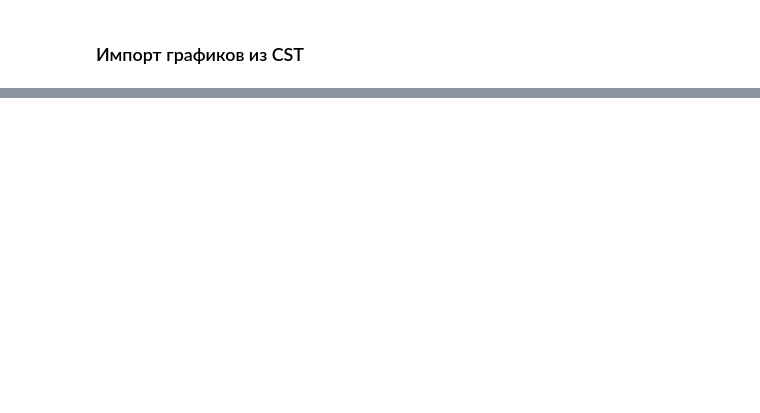
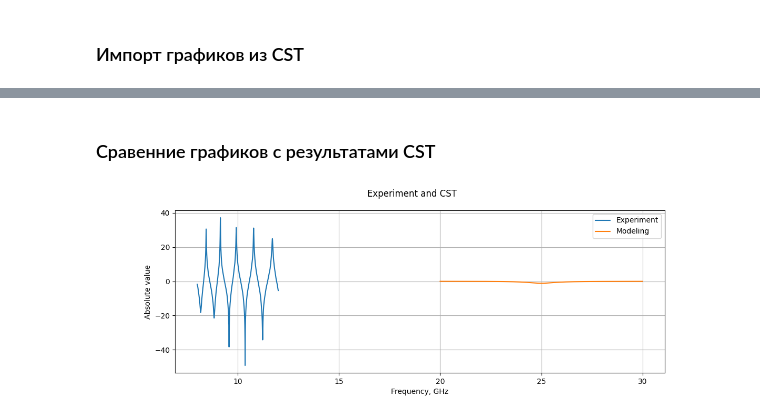
Before and after one commit to isvoropaev02/post_processing_RIS, a Jupyter notebook: main.ipynb, the cells around one changed output, grey strips where cells are left out. Saved outputs shown, nothing was run; the diff lists cells and outputs as text; code cells hidden in the pictures; blank space fills up the shorter version.

```diff
--- a/main.ipynb
+++ b/main.ipynb
@@ -196,2 +198,10 @@ plt.show()
 # %% [markdown]
 ### Импорт графиков из CST
+# %%
+reflecting_coef_30deg_TE = pd.read_csv('ND_struct_30deg_s11_TE.txt', sep='\t', header=None, skiprows=3,
+                names=['Frequency', 'ReSz11', 'ImSz11'])
+# %%
+#reflecting_coef_30deg_TE['Frequency'] = 1e9*reflecting_coef_30deg_TE['Frequency']
+reflecting_coef_30deg_TE['Sz11'] = reflecting_coef_30deg_TE['ReSz11'] + 1j*reflecting_coef_30deg_TE['ImSz11']
+# %%
+reflecting_coef_30deg_TE = reflecting_coef_30deg_TE.drop(['ReSz11', 'ImSz11'], axis=1)
@@ -197,0 +217,22 @@ plt.show()
+# %%
+cst_freq = reflecting_coef_30deg_TE['Frequency']
+cst_Gamma = reflecting_coef_30deg_TE['Sz11']
+# %% [markdown]
+### Сравенние графиков с результатами CST
+# %%
+fig4 = plt.figure(figsize=(12,4))
+
+ax_1 = fig4.add_subplot(111)
+
+ax_1.plot(frequency*1e-9, 20*np.log10(Gamma.apply(abs).to_numpy()), label='Experiment')
+ax_1.plot(cst_freq, 20*np.log10(cst_Gamma.apply(abs).to_numpy()), label='Modeling')
+ax_1.set_xlabel("Frequency, GHz")
+ax_1.set_ylabel("Absolute value")
+ax_1.legend()
+ax_1.grid()
+
+
+fig4.suptitle('Experiment and CST')
+plt.show()
+# %% [output]
+[figure, added]
```
Also changed, not shown: parts of 5 cells of this notebook.
